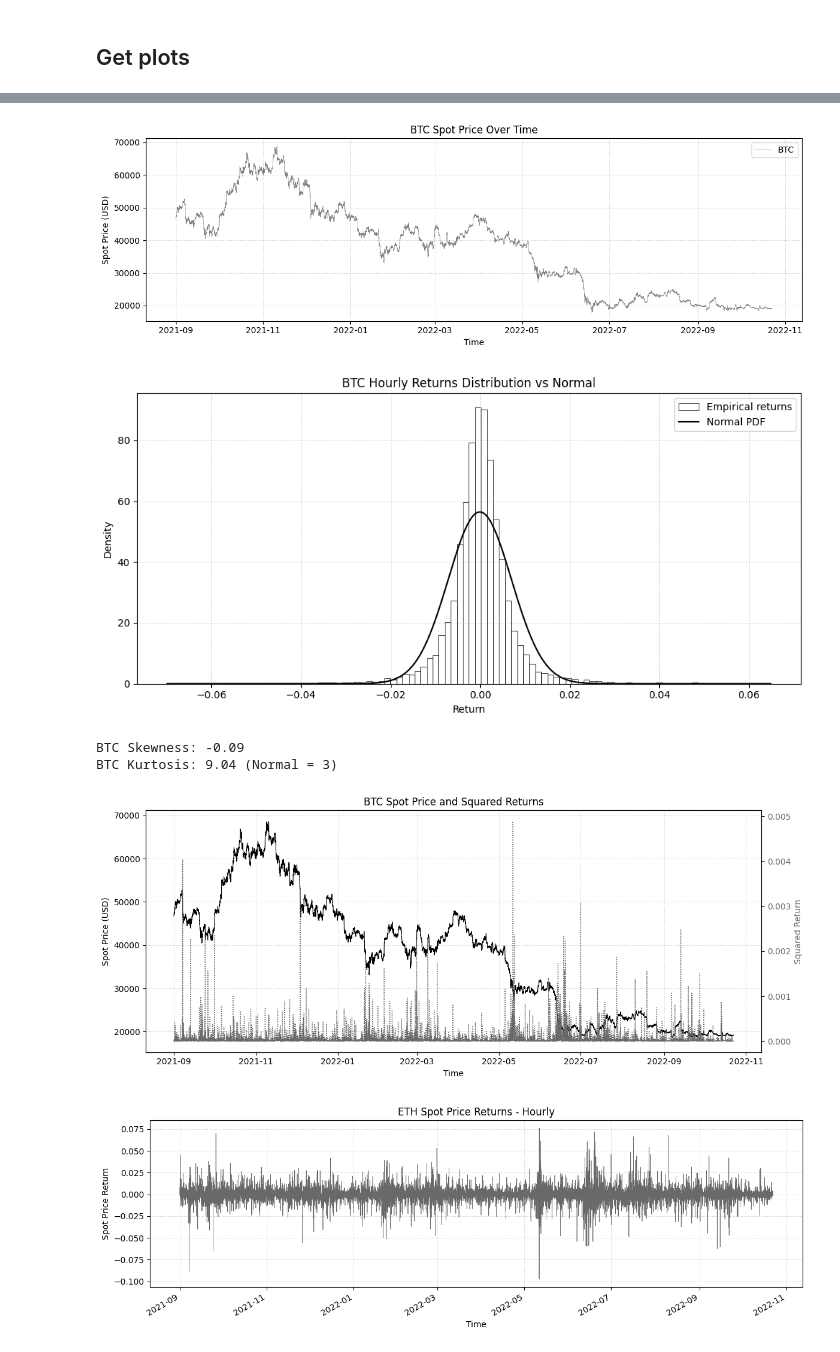
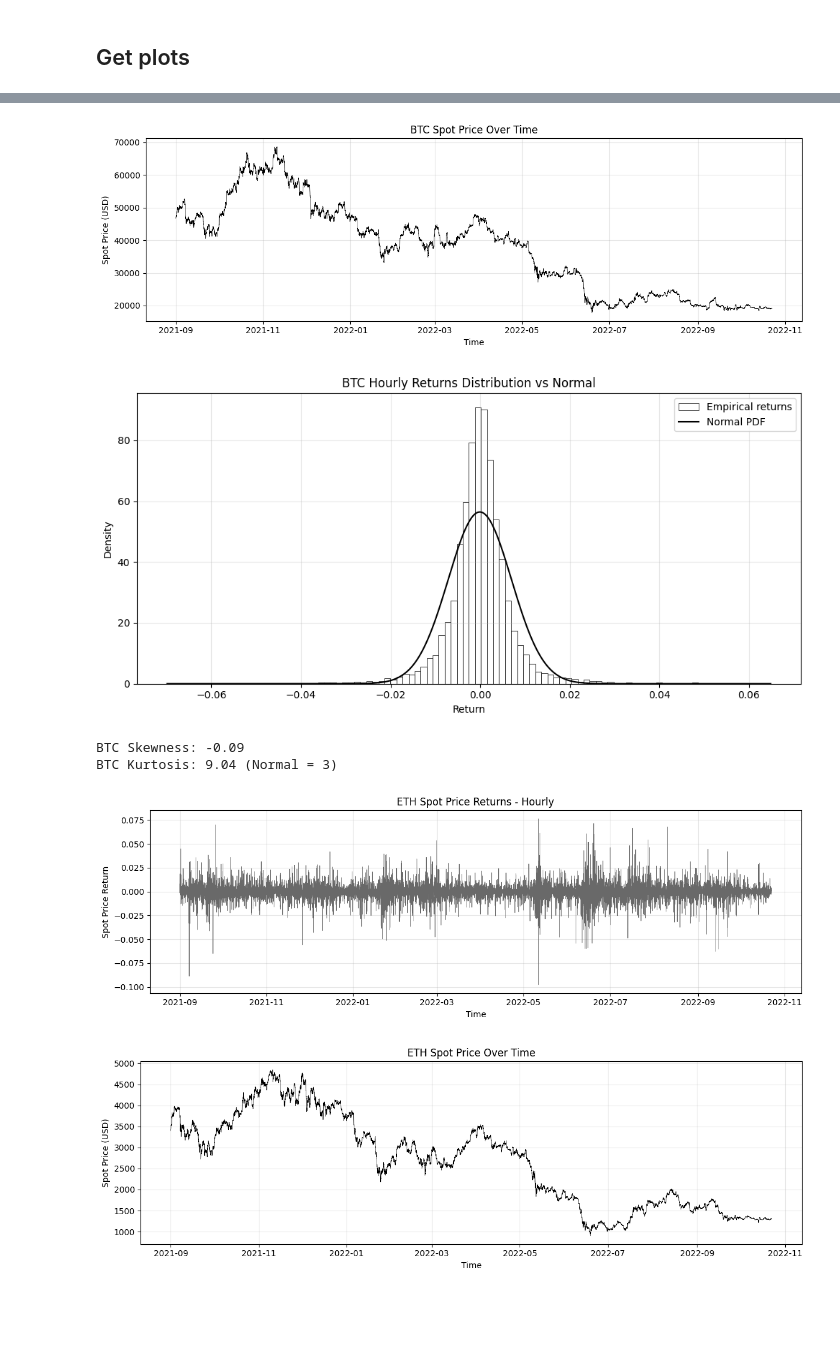
Before and after one commit to jorismilot/optimal-gamma-hedging, a Jupyter notebook: Workbooks/data_file.ipynb, the cells around one changed output, grey strips where cells are left out. Cells and saved outputs as stored; diff of their text form; code cells hidden in the pictures; blank space fills up the shorter version.

```diff
--- a/Workbooks/data_file.ipynb
+++ b/Workbooks/data_file.ipynb
@@ -126,39 +134,36 @@ NameError: name 'ccxt' is not defined
 coins = ['BTC', 'ETH']
 for coin in coins:
     # Load OHLCV data
-    df = pd.read_csv(f"/Users/joris/Documents/Master QF/Thesis/optima-gamma-hedging/Data processing/{coin}USDT_1h_OHLCV.csv")
+    df = pd.read_csv(f"/Users/joris/Documents/Master QF/Thesis/optimal-gamma-hedging/Data/spot_data/{coin}USDT_1h_OHLCV.csv")
 
-    df['timestamp'] = pd.to_datetime(df['timestamp'])
+    df['timestamp'] = pd.to_datetime(df['timestamp'], unit='ms')
+    df['returns'] = df['close'].pct_change().dropna()
     df['log_returns'] = np.log(df['returns'])
     df = df.set_index('timestamp')
 
-    # Use close price as spot price (standard practice)
+    # Use close price as spot price
     spot_hourly = df['close'].dropna()
 
     # Compute hourly returns
     spot_hourly_return = spot_hourly.pct_change().dropna()
 
     # Plot hourly returns
-    spot_hourly_return.plot(
-        figsize=(12, 4),
-        color='dimgray',
-        linewidth=0.5,
-        title=f"{coin} Spot Price Returns - Hourly"
-    )
+    plt.figure(figsize=(12, 4))
+    plt.plot(spot_hourly_return, color='dimgray', linewidth=0.5)
+    plt.title(f"{coin} Spot Price Returns - Hourly")
     plt.xlabel("Time")
     plt.ylabel("Spot Price Return")
-    plt.grid(True, linestyle=':', linewidth=0.5)
+    plt.grid(True, linestyle='-', alpha=0.3)
     plt.tight_layout()
     plt.show()
 
     # Plot spot price
     plt.figure(figsize=(12, 4))
-    plt.plot(spot_hourly, label=coin, linewidth=0.5, color='gray')
+    plt.plot(spot_hourly, label=coin, linewidth=0.5, color='black')
     plt.title(f"{coin} Spot Price Over Time")
     plt.xlabel("Time")
     plt.ylabel("Spot Price (USD)")
-    plt.grid(True, linestyle=':', linewidth=0.5)
-    plt.legend()
+    plt.grid(True, linestyle='-', alpha=0.3)
     plt.tight_layout()
     plt.show()
 
@@ -185,33 +190,11 @@ for coin in coins:
     plt.xlabel("Return")
     plt.ylabel("Density")
     plt.legend()
-    plt.grid(True, linestyle=':', linewidth=0.5)
+    plt.grid(True, linestyle='-', alpha=0.3)
     plt.tight_layout()
     plt.show()
 
     # Skewness and kurtosis
     print(f"{coin} Skewness: {spot_hourly_return.skew():.2f}")
     print(f"{coin} Kurtosis: {spot_hourly_return.kurtosis():.2f} (Normal = 3)")
-
-    fig, ax1 = plt.subplots(figsize=(12, 5))
-
-    # Plot spot price on left y-axis
-    ax1.plot(spot_hourly, color='black', linewidth=0.8, label='Spot Price')
-    ax1.set_xlabel('Time')
-    ax1.set_ylabel('Spot Price (USD)', color='black')
-    ax1.tick_params(axis='y', labelcolor='black')
-    ax1.grid(True, linestyle=':', linewidth=0.5)
-
-    # Create second y-axis for squared returns
-    ax2 = ax1.twinx()
-    spot_hourly_return = spot_hourly.pct_change().dropna()
-    spot_hourly_return_squared = spot_hourly_return * spot_hourly_return
-
-    ax2.plot(spot_hourly_return_squared, color='dimgray', linestyle='dotted', linewidth=1, label='Squared Returns')
-    ax2.set_ylabel('Squared Return', color='dimgray')
-    ax2.tick_params(axis='y', labelcolor='dimgray')
-
-    plt.title(f"{coin} Spot Price and Squared Returns")
-    fig.tight_layout()
-    plt.show()
 # %% [output]
@@ -219,6 +202,6 @@ for coin in coins:
-[figure, old version]
+[figure, new version]
 [figure]
 BTC Skewness: -0.09
 BTC Kurtosis: 9.04 (Normal = 3)
-[figure, old version]
+[figure, new version]
-[figure, old version]
+[figure, new version]
```
Also changed, not shown: parts of 3 cells of this notebook, 18 other files.
